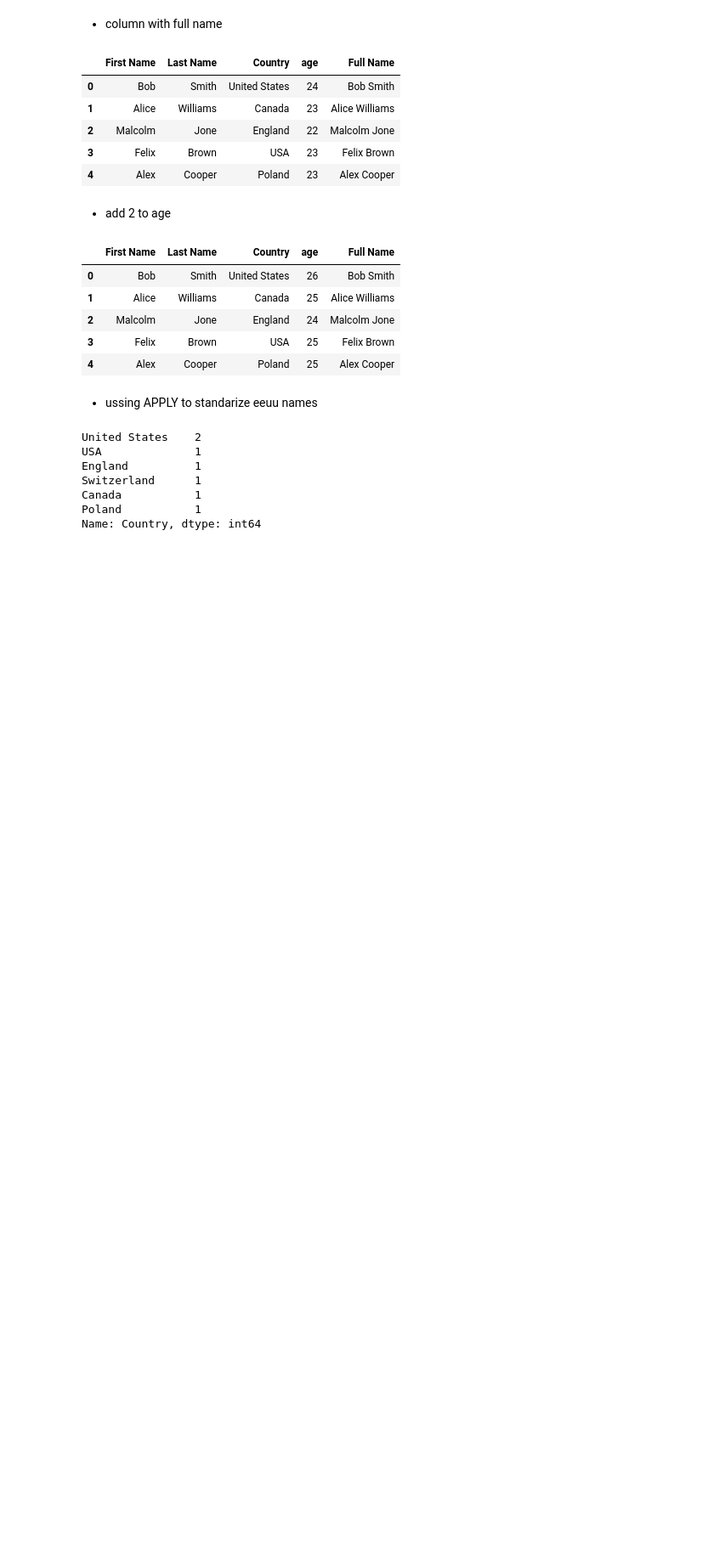
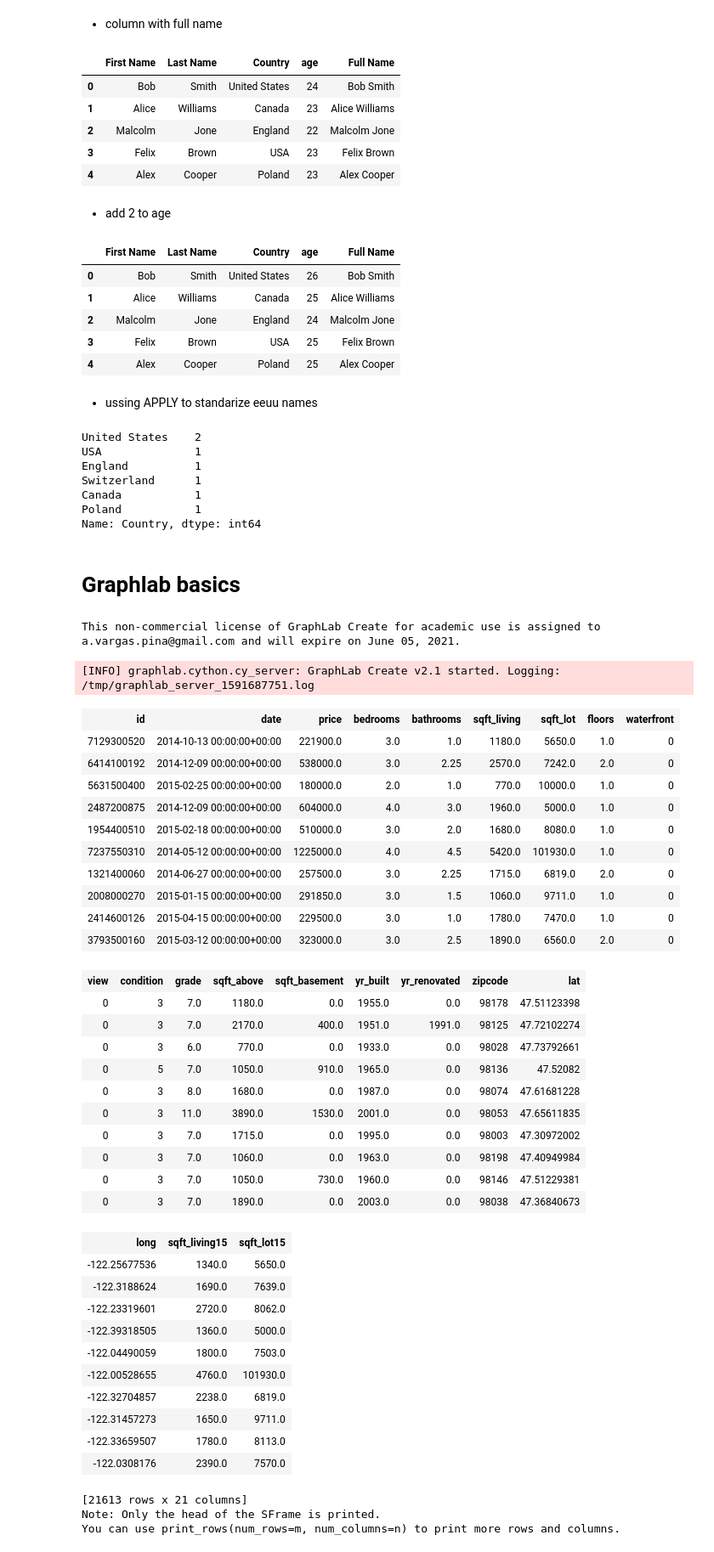
Before and after one commit to albertovpd/machine_learning_specialization_washington_university, a Jupyter notebook: course_notes/course_notes.ipynb, the cells around one changed output. Shown at 85% size. Drawn from its saved outputs; the diff is of its cells as text; code cells hidden in the pictures; blank space fills up the shorter version.

```diff
--- a/course_notes/course_notes.ipynb
+++ b/course_notes/course_notes.ipynb
@@ -74,3 +74,5 @@ def transform(country):
         return country
 # %%
 df.Country = df.Country.apply(transform)
+# %% [markdown]
+# Graphlab basics
@@ -76,0 +81,44 @@ df.Country = df.Country.apply(transform)
+# %%
+sales = graphlab.SFrame('../input/home_data.sframe')
+# %% [output]
+This non-commercial license of GraphLab Create for academic use is assigned to a.vargas.pina@gmail.com and will expire on June 05, 2021.
+[INFO] graphlab.cython.cy_server: GraphLab Create v2.1 started. Logging: /tmp/graphlab_server_1591687751.log
+# %%
+sales
+# %% [output]
+| id | date | price | bedrooms | bathrooms | sqft_living | sqft_lot | floors | waterfront |
+| 7129300520 | 2014-10-13 00:00:00+00:00 | 221900.0 | 3.0 | 1.0 | 1180.0 | 5650.0 | 1.0 | 0 |
+| 6414100192 | 2014-12-09 00:00:00+00:00 | 538000.0 | 3.0 | 2.25 | 2570.0 | 7242.0 | 2.0 | 0 |
+| 5631500400 | 2015-02-25 00:00:00+00:00 | 180000.0 | 2.0 | 1.0 | 770.0 | 10000.0 | 1.0 | 0 |
+| 2487200875 | 2014-12-09 00:00:00+00:00 | 604000.0 | 4.0 | 3.0 | 1960.0 | 5000.0 | 1.0 | 0 |
+| 1954400510 | 2015-02-18 00:00:00+00:00 | 510000.0 | 3.0 | 2.0 | 1680.0 | 8080.0 | 1.0 | 0 |
+| 7237550310 | 2014-05-12 00:00:00+00:00 | 1225000.0 | 4.0 | 4.5 | 5420.0 | 101930.0 | 1.0 | 0 |
+| 1321400060 | 2014-06-27 00:00:00+00:00 | 257500.0 | 3.0 | 2.25 | 1715.0 | 6819.0 | 2.0 | 0 |
+| 2008000270 | 2015-01-15 00:00:00+00:00 | 291850.0 | 3.0 | 1.5 | 1060.0 | 9711.0 | 1.0 | 0 |
+| 2414600126 | 2015-04-15 00:00:00+00:00 | 229500.0 | 3.0 | 1.0 | 1780.0 | 7470.0 | 1.0 | 0 |
+| 3793500160 | 2015-03-12 00:00:00+00:00 | 323000.0 | 3.0 | 2.5 | 1890.0 | 6560.0 | 2.0 | 0 |
+| view | condition | grade | sqft_above | sqft_basement | yr_built | yr_renovated | zipcode | lat |
+| 0 | 3 | 7.0 | 1180.0 | 0.0 | 1955.0 | 0.0 | 98178 | 47.51123398 |
+| 0 | 3 | 7.0 | 2170.0 | 400.0 | 1951.0 | 1991.0 | 98125 | 47.72102274 |
+| 0 | 3 | 6.0 | 770.0 | 0.0 | 1933.0 | 0.0 | 98028 | 47.73792661 |
+| 0 | 5 | 7.0 | 1050.0 | 910.0 | 1965.0 | 0.0 | 98136 | 47.52082 |
+| 0 | 3 | 8.0 | 1680.0 | 0.0 | 1987.0 | 0.0 | 98074 | 47.61681228 |
+| 0 | 3 | 11.0 | 3890.0 | 1530.0 | 2001.0 | 0.0 | 98053 | 47.65611835 |
+| 0 | 3 | 7.0 | 1715.0 | 0.0 | 1995.0 | 0.0 | 98003 | 47.30972002 |
+| 0 | 3 | 7.0 | 1060.0 | 0.0 | 1963.0 | 0.0 | 98198 | 47.40949984 |
+| 0 | 3 | 7.0 | 1050.0 | 730.0 | 1960.0 | 0.0 | 98146 | 47.51229381 |
+| 0 | 3 | 7.0 | 1890.0 | 0.0 | 2003.0 | 0.0 | 98038 | 47.36840673 |
+| long | sqft_living15 | sqft_lot15 |
+| -122.25677536 | 1340.0 | 5650.0 |
+| -122.3188624 | 1690.0 | 7639.0 |
+| -122.23319601 | 2720.0 | 8062.0 |
+| -122.39318505 | 1360.0 | 5000.0 |
+| -122.04490059 | 1800.0 | 7503.0 |
+| -122.00528655 | 4760.0 | 101930.0 |
+| -122.32704857 | 2238.0 | 6819.0 |
+| -122.31457273 | 1650.0 | 9711.0 |
+| -122.33659507 | 1780.0 | 8113.0 |
+| -122.0308176 | 2390.0 | 7570.0 |
+[21613 rows x 21 columns]
+Note: Only the head of the SFrame is printed.
+You can use print_rows(num_rows=m, num_columns=n) to print more rows and columns.
```
Also changed, not shown: parts of 3 cells of this notebook.
